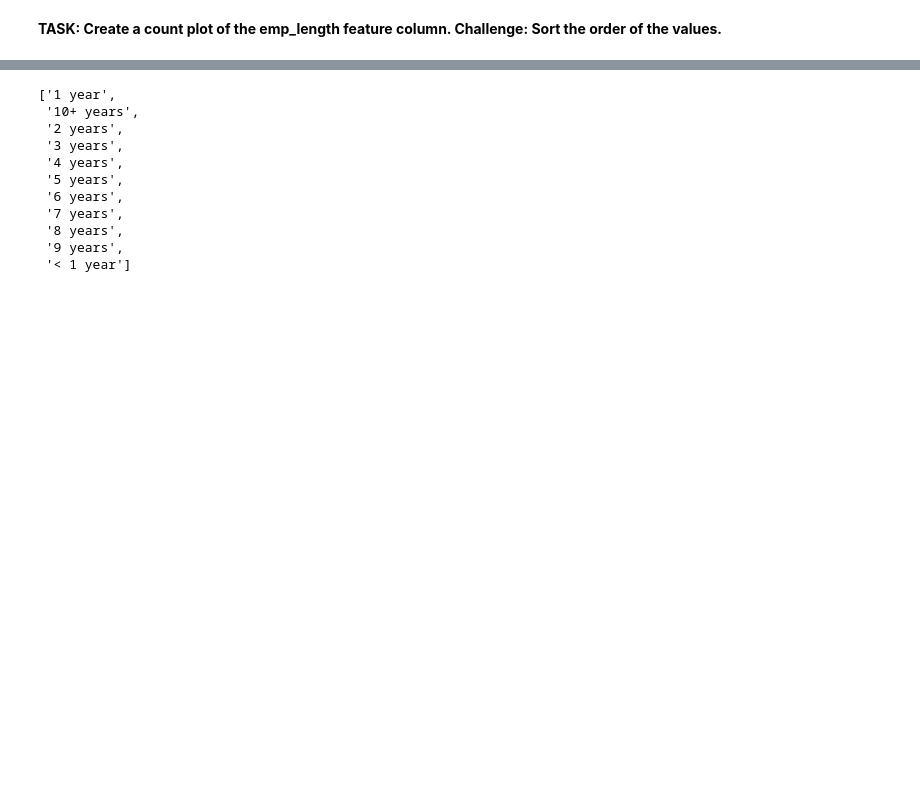
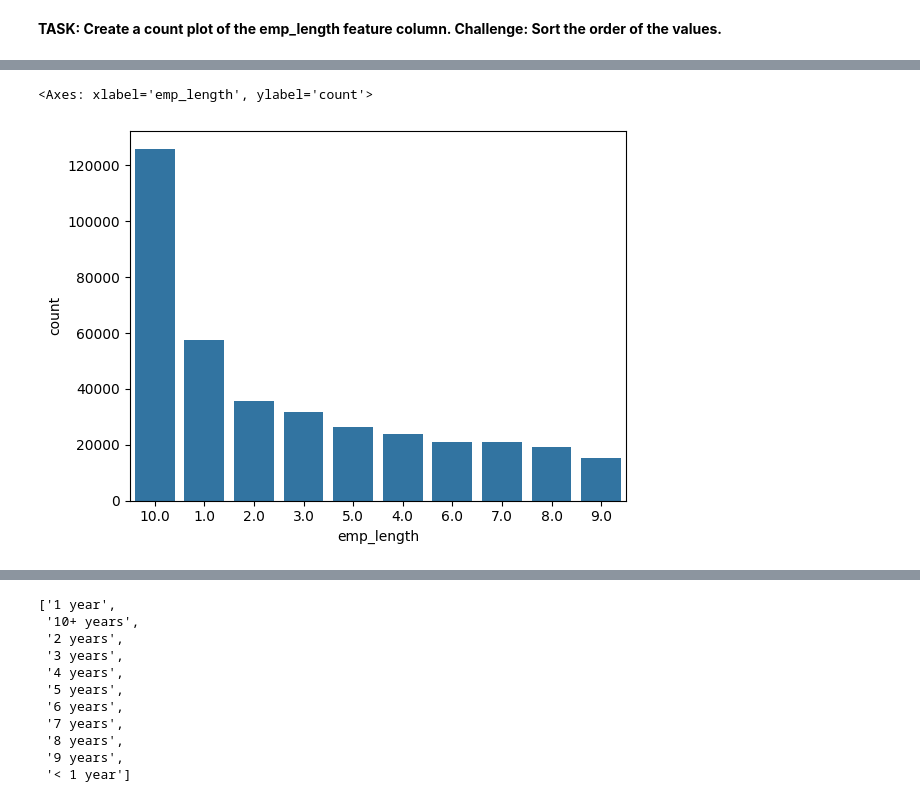
Before and after one commit to Ali-mohammadi-design/TensorFlow, a Jupyter notebook: Tensorflow_Comprehensive_Project_Lending_home_data_Exercise.ipynb, the cells around one changed output, grey strips where cells are left out. Cells and saved outputs as stored; diff of their text form; code cells hidden in the pictures; blank space fills up the shorter version.

```diff
--- a/Tensorflow_Comprehensive_Project_Lending_home_data_Exercise.ipynb
+++ b/Tensorflow_Comprehensive_Project_Lending_home_data_Exercise.ipynb
@@ -935,0 +1007,4 @@ Name: emp_title, Length: 173105, dtype: int64
+# %%
+# CODE HERE
+df_cleaned=df.drop('emp_title',axis=1)
+df_cleaned.columns
@@ -939,0 +1047,3 @@ Name: emp_title, Length: 173105, dtype: int64
+# %%
+df_cleaned['emp_length']=df_cleaned['emp_length'].str.extract('(\d+)').astype(float)
+df_cleaned['emp_length'].sort_values()
@@ -939,0 +1063,5 @@ Name: emp_title, Length: 173105, dtype: int64
+# %%
+sns.countplot(data=df_cleaned, x=df_cleaned['emp_length'].sort_values(), order=df_cleaned['emp_length'].value_counts().index  )
+# %% [output]
+<Axes: xlabel='emp_length', ylabel='count'>
+[figure, added]
```
Also changed, not shown: parts of 17 cells of this notebook.
